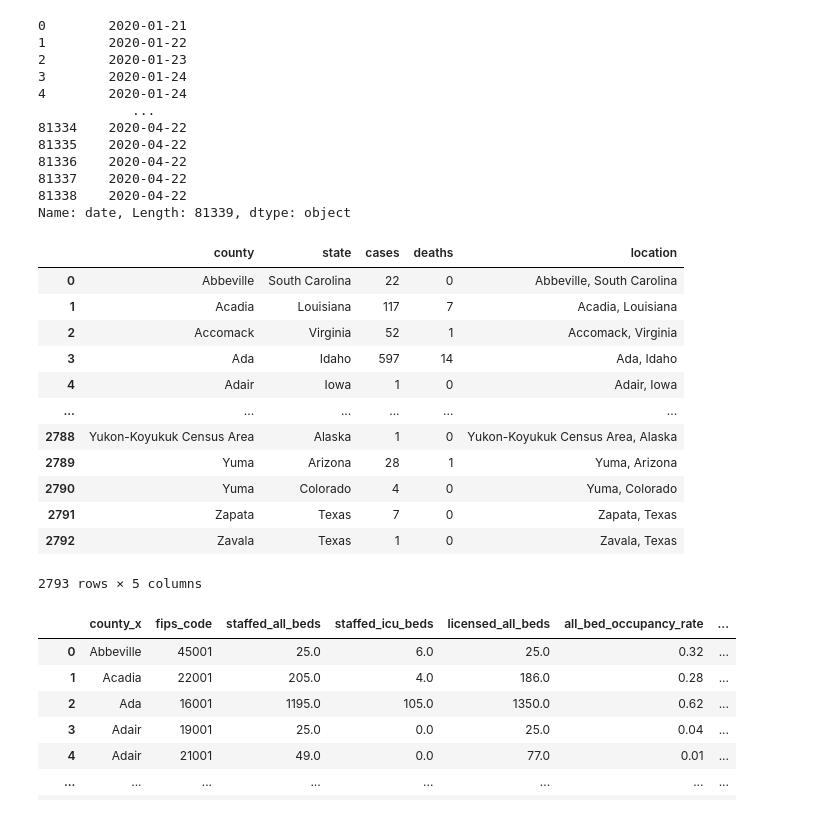
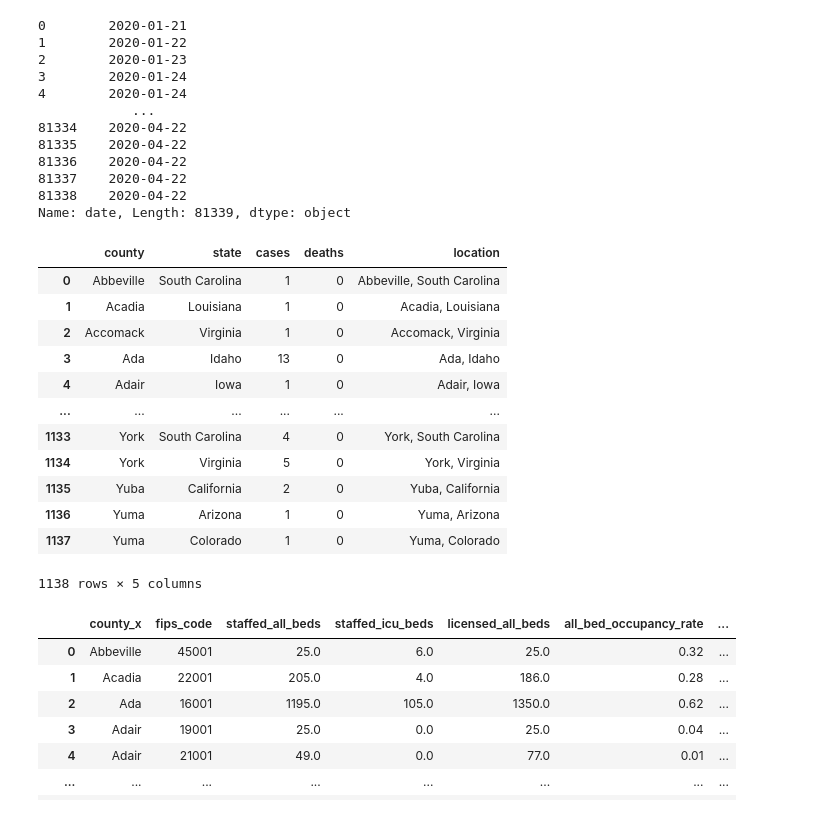
Before and after one commit to tiffttu/BINF_final, a Jupyter notebook: Data Processing.ipynb, the cells around one changed output. Drawn from its saved outputs; the diff is of its cells as text; code cells hidden in the pictures.

```diff
--- a/Data Processing.ipynb
+++ b/Data Processing.ipynb
@@ -50,29 +49,29 @@ us_counties_df['date']
 Name: date, Length: 81339, dtype: object
 # %%
 # select most recent date for cumulative data and sum across county
-Mar_date = us_counties_df['date'] == '2020-04-22'
+Mar_date = us_counties_df['date'] == '2020-03-22'
 Mar_us_counties_df = us_counties_df[Mar_date]
 Mar_us_counties_df = Mar_us_counties_df.drop(['fips', 'date'], 1)
 Mar_us_counties_df = Mar_us_counties_df.groupby(['county', 'state']).sum()
 Mar_us_counties_df.index.name = 'county'
 Mar_us_counties_df.reset_index(inplace=True)
 Mar_us_counties_df['location'] = Mar_us_counties_df['county'].str.cat(Mar_us_counties_df['state'], sep = ", ")
 #April_us_counties_df = April_us_counties_df.drop(['county', 'state'], axis = 1)
 Mar_us_counties_df
 # %% [output]
 |  | county | state | cases | deaths | location |
-| 0 | Abbeville | South Carolina | 22 | 0 | Abbeville, South Carolina |
-| 1 | Acadia | Louisiana | 117 | 7 | Acadia, Louisiana |
-| 2 | Accomack | Virginia | 52 | 1 | Accomack, Virginia |
-| 3 | Ada | Idaho | 597 | 14 | Ada, Idaho |
+| 0 | Abbeville | South Carolina | 1 | 0 | Abbeville, South Carolina |
+| 1 | Acadia | Louisiana | 1 | 0 | Acadia, Louisiana |
+| 2 | Accomack | Virginia | 1 | 0 | Accomack, Virginia |
+| 3 | Ada | Idaho | 13 | 0 | Ada, Idaho |
 | 4 | Adair | Iowa | 1 | 0 | Adair, Iowa |
 | ... | ... | ... | ... | ... | ... |
-| 2788 | Yukon-Koyukuk Census Area | Alaska | 1 | 0 | Yukon-Koyukuk Census Area, Alaska |
-| 2789 | Yuma | Arizona | 28 | 1 | Yuma, Arizona |
-| 2790 | Yuma | Colorado | 4 | 0 | Yuma, Colorado |
-| 2791 | Zapata | Texas | 7 | 0 | Zapata, Texas |
-| 2792 | Zavala | Texas | 1 | 0 | Zavala, Texas |
+| 1133 | York | South Carolina | 4 | 0 | York, South Carolina |
+| 1134 | York | Virginia | 5 | 0 | York, Virginia |
+| 1135 | Yuba | California | 2 | 0 | Yuba, California |
+| 1136 | Yuma | Arizona | 1 | 0 | Yuma, Arizona |
+| 1137 | Yuma | Colorado | 1 | 0 | Yuma, Colorado |
-2793 rows × 5 columns
+1138 rows × 5 columns
 # %%
 data = pd.merge(covid_care_df, Mar_us_counties_df, how = 'left', on='location')
 data_final = data.drop(['county_y', 'location', 'State Name'], axis = 1)
```
Also changed, not shown: parts of 1 cell of this notebook, 1 other file.
